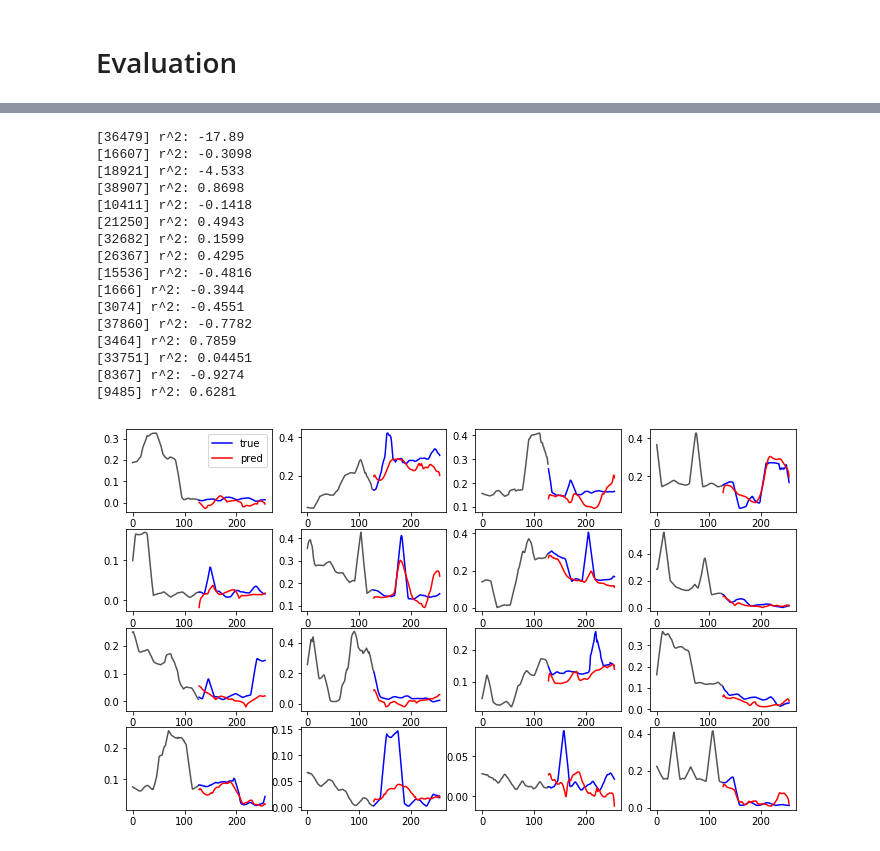
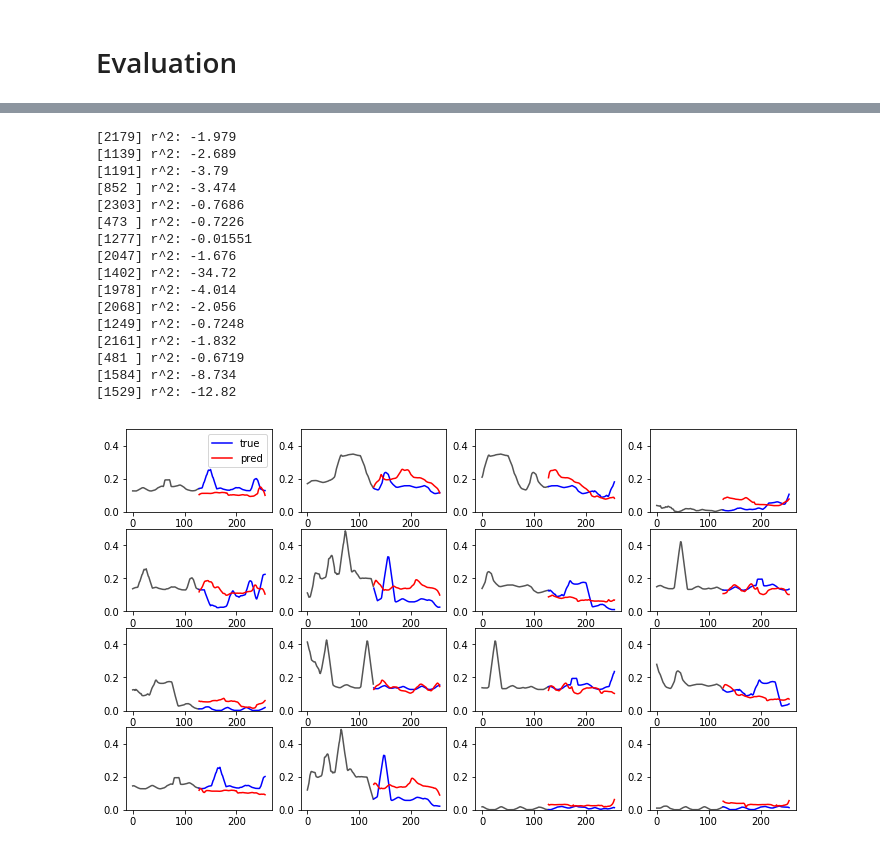
Before and after one commit to AndersonJo/hybrid-lstm, a Jupyter notebook: 03 Three Stacked LSTM.ipynb, the cells around one changed output, grey strips where cells are left out. Drawn from its saved outputs; the diff is of its cells as text; code cells hidden in the pictures.

```diff
--- a/03 Three Stacked LSTM.ipynb
+++ b/03 Three Stacked LSTM.ipynb
@@ -50,6 +50,7 @@ dataset['active_power2'] = dataset['active_power']**2
 dataset['active_power3'] = dataset['active_power']**3
 dataset['active_power4'] = dataset['active_power']**4
 dataset['active_power5'] = dataset['active_power']**5
+dataset['active_power6'] = dataset['active_power']**6
 
 dataset = dataset.dropna()
 
@@ -62,7 +63,7 @@ data_y = MinMaxScaler().fit_transform(data_y)
 train_x, train_y, test_x, test_y = split_train_test(
     to_timeseries(data_x, diff_x, t=SEQUENCE_SIZE),
     to_timeseries(data_y, diff_y, t=SEQUENCE_SIZE),
-    train_ratio=0.94)
+    train_ratio=0.95)
 
 # train_y = pad_sequences(train_y.reshape(-1, SEQUENCE_SIZE), maxlen=SEQ_Y_SIZE, truncating='post', dtype='float32')
 # test_y = pad_sequences(test_y.reshape(-1, SEQUENCE_SIZE), maxlen=SEQ_Y_SIZE, truncating='post', dtype='float32')
@@ -152,6 +153,7 @@ vis_dataset(test_x, test_y)
 # Models
 # %%
 def r2(y_true, y_pred):
+    print(K.shape(y_true))
     SS_res =  K.sum(K.square( y_true-y_pred ))
     SS_tot = K.sum(K.square( y_true - K.mean(y_true) ) )
     return ( 1 - SS_res/(SS_tot + K.epsilon()) )
@@ -161,25 +163,36 @@ def create_model(l1, l2, d1=64, dout1=None, n_input=40):
     input = Input(shape=(SEQUENCE_SIZE, n_input), name='input')
     rnn1 = Bidirectional(GRU(l1, return_sequences=True, recurrent_dropout=0.25))(input)
 
+    rnn1 = TimeDistributed(Dense(64))(rnn1)
+    rnn1 = Activation('selu')(rnn1)
+    rnn1 = Dropout(0.3)(rnn1)
+
+    rnn1 = TimeDistributed(Dense(32))(rnn1)
+    rnn1 = Activation('selu')(rnn1)
+    rnn1 = Dropout(0.2)(rnn1)
+
     cnn = Conv1D(filters=84, kernel_size=4, padding='same')(input)
-#     cnn = AvgPool1D(2, strides=1, padding='same')(cnn)
-    cnn = Activation('relu')(cnn)
+    cnn = AvgPool1D(2, strides=1, padding='same')(cnn)
+    cnn = Activation('selu')(cnn)
     cnn = Dropout(0.3)(cnn)
-    cnn = Conv1D(filters=42, kernel_size=3, padding='same')(cnn)
-#     cnn = AvgPool1D(2, strides=1, padding='same')(cnn)
-    cnn = Activation('relu')(cnn)
+
+    cnn = Conv1D(filters=62, kernel_size=3, padding='same')(cnn)
+    cnn = AvgPool1D(2, strides=1, padding='same')(cnn)
+    cnn = Activation('selu')(cnn)
     cnn = Dropout(0.2)(cnn)
-    cnn = Conv1D(filters=32, kernel_size=3, padding='same')(cnn)
-#     cnn = AvgPool1D(2, strides=1, padding='same')(cnn)
-    cnn = Activation('relu')(cnn)
+
+    cnn = Conv1D(filters=48, kernel_size=3, padding='same')(cnn)
+    cnn = AvgPool1D(2, strides=1, padding='same')(cnn)
+    cnn = Activation('selu')(cnn)
     cnn = Dropout(0.1)(cnn)
-    cnn = Conv1D(filters=24, kernel_size=2, padding='same')(cnn)
-#     cnn = AvgPool1D(2, strides=1, padding='same')(cnn)
+
+    cnn = Conv1D(filters=32, kernel_size=2, padding='same')(cnn)
+    cnn = AvgPool1D(2, strides=1, padding='same')(cnn)
     cnn = Activation('relu')(cnn)
     cnn = Dropout(0.1)(cnn)
 
     concat = concatenate([rnn1, cnn], axis=-1)
-    rnn3 = Bidirectional(GRU(l2, return_sequences=True, recurrent_dropout=0.1))(concat)
+    rnn3 = Bidirectional(GRU(l2, return_sequences=True, recurrent_dropout=0.1))(rnn1)
 
     h1 = TimeDistributed(Dense(d1))(rnn3)
     h1 = LeakyReLU()(h1)
@@ -193,6 +206,6 @@ def create_model(l1, l2, d1=64, dout1=None, n_input=40):
                   metrics=[r2])
     return model
 
-model = create_model(32, 128, d1=128, dout1=0.3, n_input=37)
+model = create_model(64, 64, d1=128, dout1=0.3, n_input=38)
 SVG(model_to_dot(model, show_shapes=True).create(prog='dot', format='svg'))
 # %% [output]
@@ -201,7 +215,7 @@ SVG(model_to_dot(model, show_shapes=True).create(prog='dot', format='svg'))
 # Training
 # %%
 BATCH_SIZE = 1024
-model = create_model(64, 128, d1=128, dout1=0.3, n_input=38)
+model = create_model(64, 64, d1=128, dout1=0.3, n_input=38)
 history = History()
 model.fit(train_x, train_y, epochs=200, batch_size=BATCH_SIZE, verbose=2,
           validation_data=(test_x, test_y), callbacks=[history])
@@ -239,48 +249,49 @@ r2: 0.3871971051868281
 # %%
 def vis_evaluate(model, test_x, test_y, batch=32):
     n = len(test_x)
     seq_n = test_x.shape[1]
 
     fig, plots = pylab.subplots(4, 4)
     plots = plots.reshape(-1)
 
     fig.set_figwidth(12)
     fig.set_figheight(7)
 
     for i, p in enumerate(plots):
         idx = np.random.randint(0, n)
         input_y = test_x[idx, :, 0]
         x1 = np.arange(seq_n)
         x2 = np.arange(seq_n, seq_n * 2)
 
         true_y = test_y[idx]
         pred1 = model.predict(test_x[idx:idx + 1], batch_size=batch)
 
         score = r2_score(true_y.reshape(-1), pred1.reshape(-1))
+        p.set_ylim(0, 0.5)
         print(f'[{idx:<4}] r^2: {score:<12.4}')
         p.plot(x1, input_y, color='#555555')
         p.plot(x2, true_y, color='blue', label='true')
         p.plot(x2, pred1[0], color='red', label='pred')
         if i == 0:
             p.legend()
 
 
-vis_evaluate(model, train_x, train_y, batch=BATCH_SIZE)
+vis_evaluate(model, test_x, test_y, batch=BATCH_SIZE)
 # %% [output]
-[36479] r^2: -17.89
-[16607] r^2: -0.3098
-[18921] r^2: -4.533
-[38907] r^2: 0.8698
-[10411] r^2: -0.1418
-[21250] r^2: 0.4943
-[32682] r^2: 0.1599
-[26367] r^2: 0.4295
-[15536] r^2: -0.4816
-[1666] r^2: -0.3944
-[3074] r^2: -0.4551
-[37860] r^2: -0.7782
-[3464] r^2: 0.7859
-[33751] r^2: 0.04451
-[8367] r^2: -0.9274
-[9485] r^2: 0.6281
+[2179] r^2: -1.979
+[1139] r^2: -2.689
+[1191] r^2: -3.79
+[852 ] r^2: -3.474
+[2303] r^2: -0.7686
+[473 ] r^2: -0.7226
+[1277] r^2: -0.01551
+[2047] r^2: -1.676
+[1402] r^2: -34.72
+[1978] r^2: -4.014
+[2068] r^2: -2.056
+[1249] r^2: -0.7248
+[2161] r^2: -1.832
+[481 ] r^2: -0.6719
+[1584] r^2: -8.734
+[1529] r^2: -12.82
-[figure, old version]
+[figure, new version]
```
Also changed, not shown: parts of 6 cells of this notebook, 2 other files.
